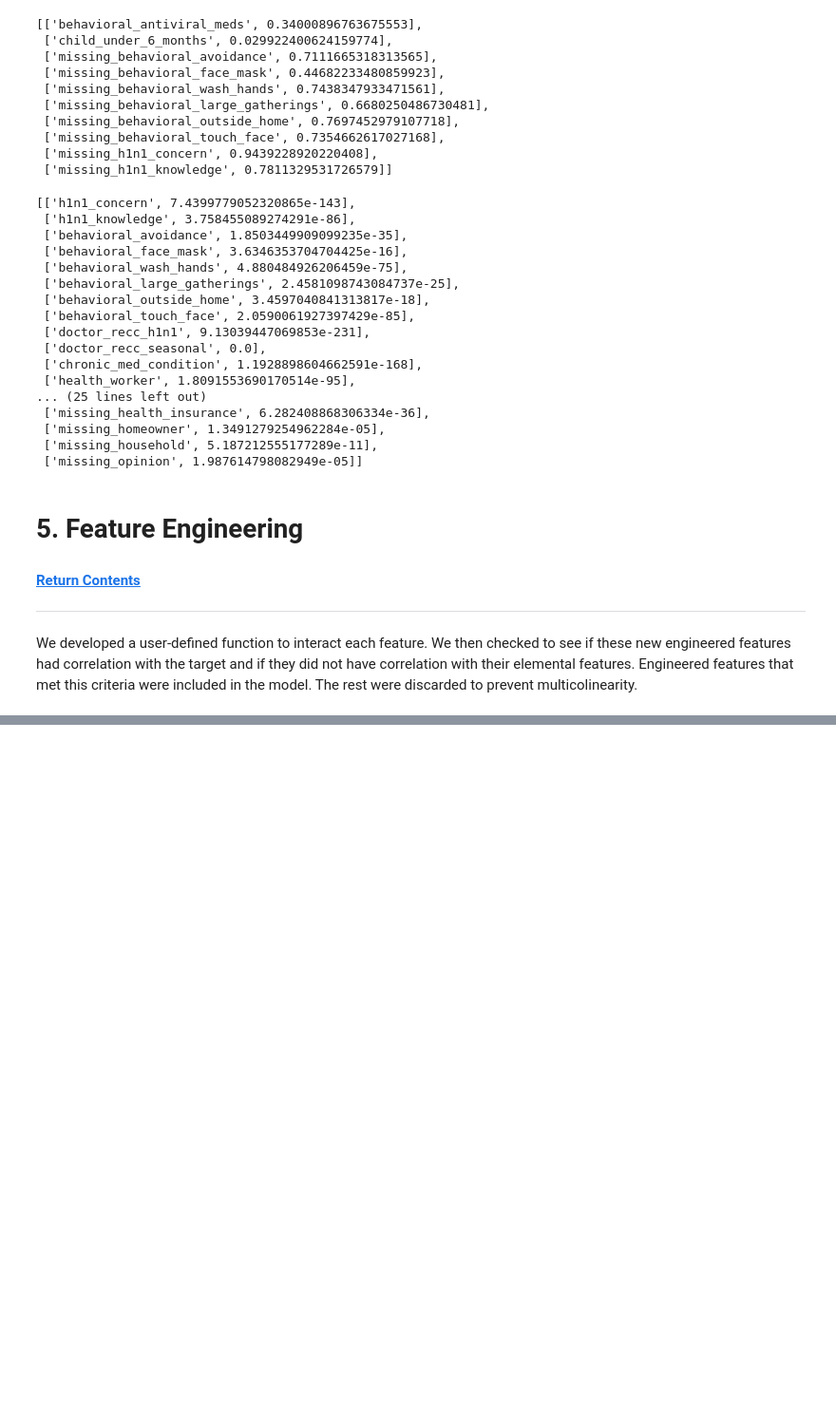
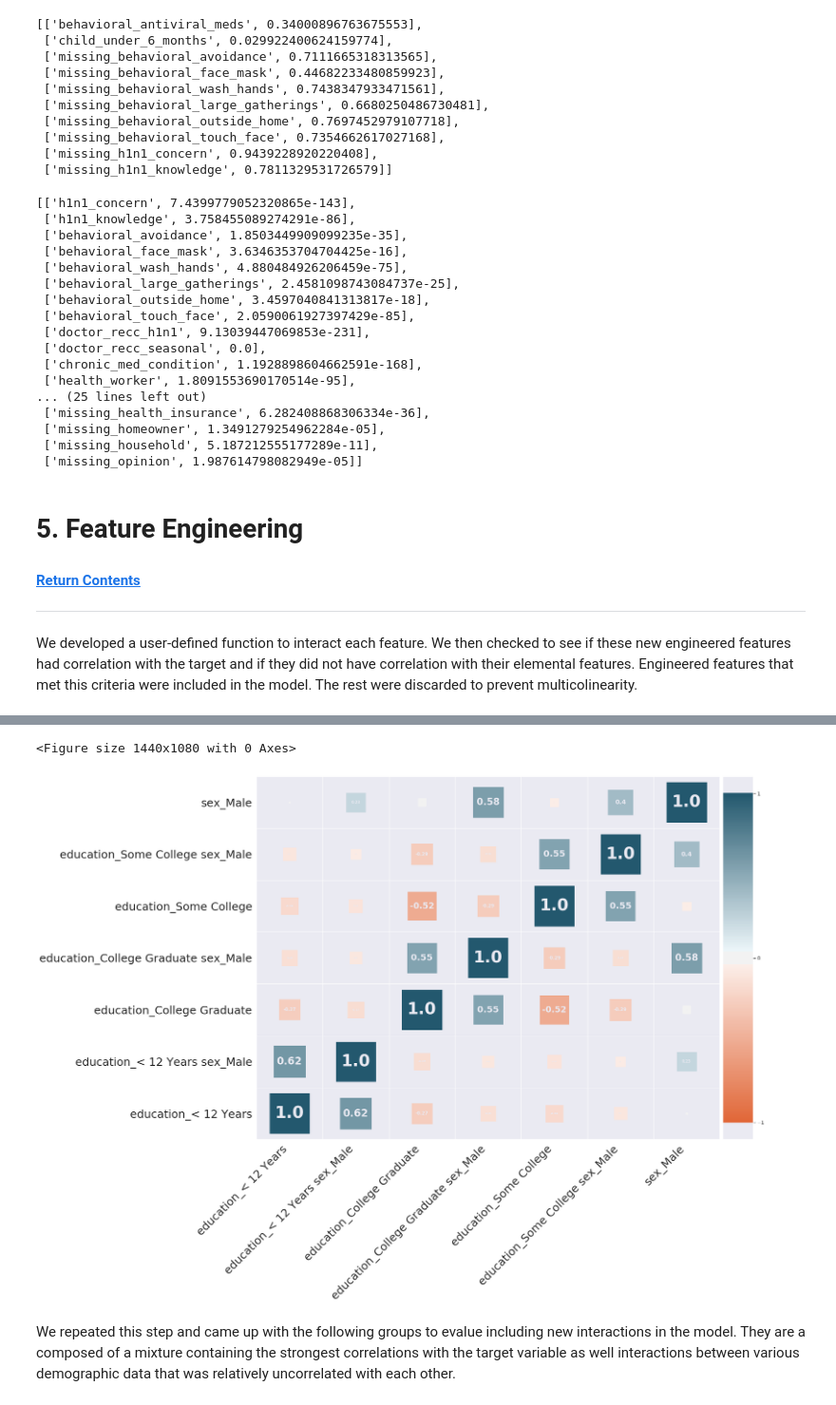
Before and after one commit to coreyryanhanson/predicting_seasonal_vaccinations, a Jupyter notebook: predicting_vaccination_eda.ipynb, the cells around one changed output, grey strips where cells are left out. Shown at 95% size. Cells and saved outputs as stored; diff of their text form; code cells hidden in the pictures; blank space fills up the shorter version.

Commit message:
Cleaned eda notebook

```diff
--- a/predicting_vaccination_eda.ipynb
+++ b/predicting_vaccination_eda.ipynb
@@ -1015,0 +968,26 @@ Interactions
+# %%
+#Scaled down set up to target specific columns and generate dummies and polynomial
+#interactions within the same setup. The input dictionaries contain greater variety
+#in the modeling notebook.
+
+missing_dummies = extract_column_names(df, "^missing")
+target_col1 = "h1n1_vaccine"
+target_col2 = "seasonal_vaccine"
+
+#The dicts that come into the arguments.
+continuous = {}
+
+categorical = {
+    "nominal_features":['education', "sex"],
+}
+polynomial = {"method":"all", "columns":[]}
+# %%
+# Instantiates the object selecting only specific categorical columns from the dataframe.
+data = DataPreprocessor(df, target_col2, categorical, continuous, polynomial, create_dummies=True, random_state=124)
+
+#Performs a 2nd degree polynomial transformation on the data contained within
+#that object.
+data.data_preprocessing(balance_class=False, scale_type=None, poly_degree=2)
+
+#Creates a mask that will hide the show only the original columns and their interactions.
+masked_cols = data.get_X_train().columns.drop(extract_column_names(data.get_X_train(), "\^\d"))
@@ -1016,2 +1004,15 @@ Interactions
 # %%
 Correlation Heat Maps
+# %%
+#Creates a custum diverging pallette to allow for greater control of hsl values between
+#the two colors.
+palette = independant_palette("#ee823e", "#102ca8")
+# %%
+#Generates a heatmap examining the correlation between sex and education interactions.
+dynamic_heatmap(data.get_df(), masked_cols, fontsize=25, annot=1.5,
+                figsize=(20,15), squaresize=8000, palette=palette)
+# %% [output]
+<Figure size 1440x1080 with 0 Axes>
+[figure, added]
+# %% [markdown]
+We repeated this step and came up with the following groups to evalue including new interactions in the model. They are a composed of a mixture containing the strongest correlations with the target variable as well interactions between various demographic data that was relatively uncorrelated with each other.
```
Also changed, not shown: parts of 30 cells of this notebook, 2 other files.
